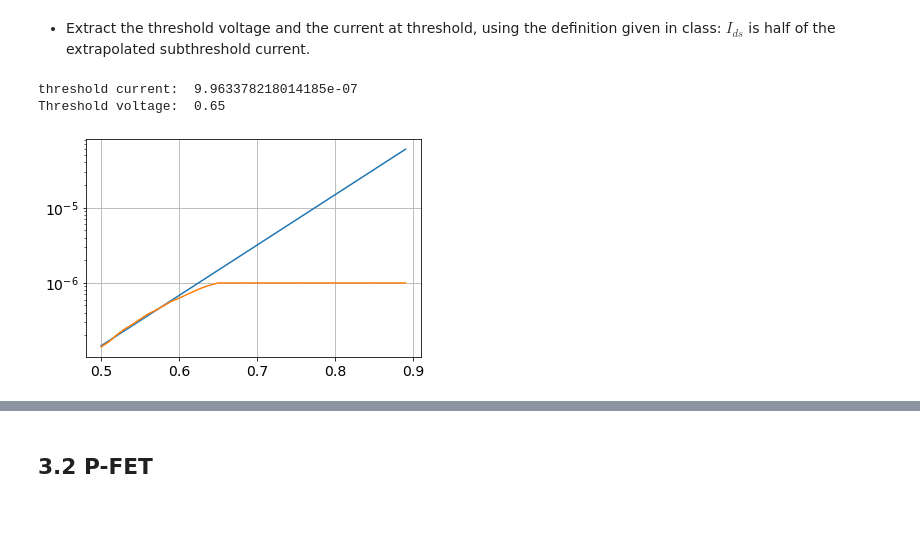
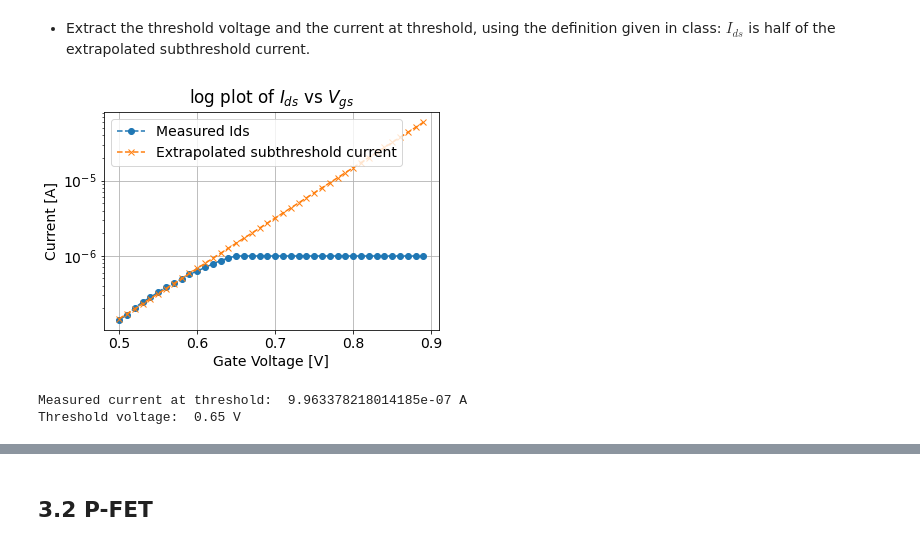
Before and after one commit to daggermaster3000/NE1, a Jupyter notebook: TP2/2022_Lab2_SubThr_18_Quillan_Favey.ipynb, the cells around one changed output, grey strips where cells are left out. Saved outputs shown, nothing was run; the diff lists cells and outputs as text; code cells hidden in the pictures; blank space fills up the shorter version.

```diff
--- a/TP2/2022_Lab2_SubThr_18_Quillan_Favey.ipynb
+++ b/TP2/2022_Lab2_SubThr_18_Quillan_Favey.ipynb
@@ -343,30 +343,41 @@ kappa = 0.3853408682973667
 # %% [markdown]
 * Extract the threshold voltage and the current at threshold, using the definition given
 in class: $I_{ds}$ is half of the extrapolated subthreshold current.
+# %%
+# compute threshold voltage
+from scipy import interpolate
+
+#we start by extrapolating our fitted data (from the equation)
+f = interpolate.interp1d(valid_x, np.log(fitted_y),fill_value='extrapolate')
+xnew = np.arange(0,1.8,0.01)
+ynew = f(xnew)
+
+#we can the plot the simulated data and the measured data
+plt.semilogy(x[50:90],y[50:90],"o--",label="Measured Ids")
+plt.semilogy(xnew[50:90],np.exp(ynew[50:90]),"x--",label="Extrapolated subthreshold current")
+plt.legend()
+plt.title("log plot of $I_{ds}$ vs $V_{gs}$")
+plt.xlabel("Gate Voltage [V]")
+plt.ylabel("Current [A]")
+plt.grid()
+# %% [output]
+[figure, added]
 # %%
-# compute threshold voltage
-from asyncio import threads
-from scipy import interpolate
-f = interpolate.interp1d(valid_x, np.log(fitted_y),fill_value='extrapolate')
-xnew = np.arange(0,1.8,0.01)
-ynew = f(xnew)
+# compute Ids at threshold voltage
 
-plt.semilogy(xnew[50:90],np.exp(ynew[50:90]))
-plt.semilogy(x[50:90],y[50:90])
-plt.grid()
-
+#we start by finding the point (Ids) where Ids is half of the extrapolated subthreshold current
 threshold_I = None
 for i,ext in zip(y[60:90],np.exp(ynew[60:90])):
     if i <= ext*0.5:
         threshold_I = i
-print("threshold current: ",threshold_I)
+
+print("Measured current at threshold: ",threshold_I,"A")
+#next we find the Vds for the threshold Ids
 index = None
 for i in y[60:90]:
     if i <= threshold_I:
        index = np.where(y == i)
-
-print("Threshold voltage: ", x[index[0][0]])
+print("Threshold voltage: ", xnew[index[0][0]],"V")
 # %% [output]
-threshold current:  9.963378218014185e-07
-Threshold voltage:  0.65
+Measured current at threshold:  9.963378218014185e-07 A
+Threshold voltage:  0.65 V
-[figure, removed]
```
Also changed, not shown: parts of 16 cells of this notebook, 1 other file.
